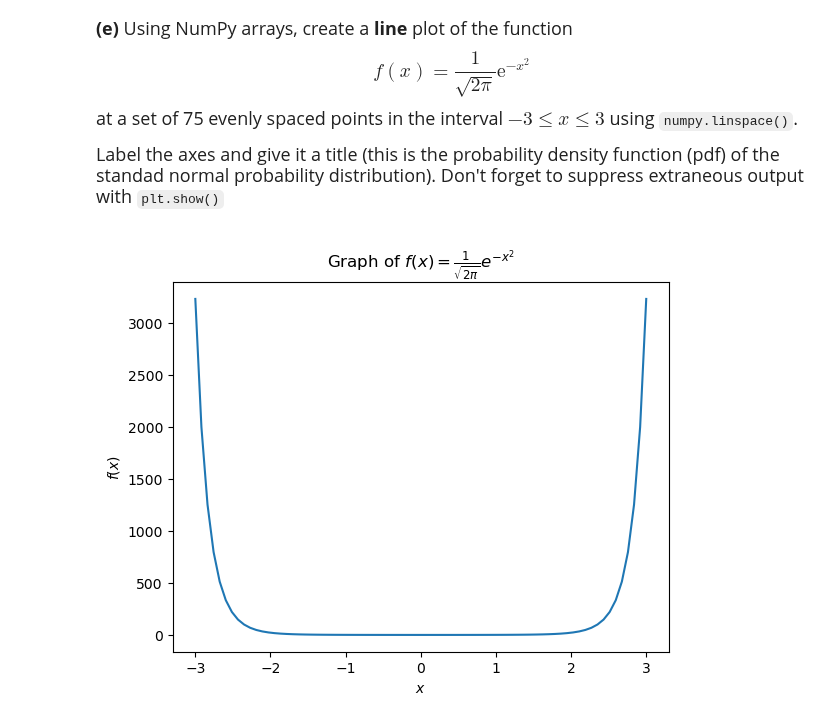
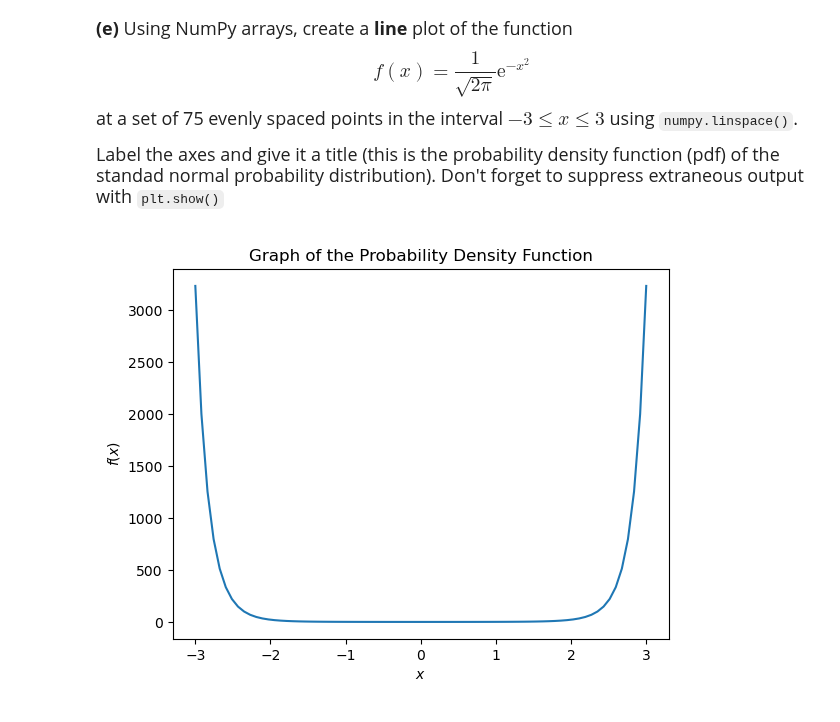
Before and after one commit to elizabethaskin/datasci151fall2026, a Jupyter notebook: _assignments/assignment_3/Assignment3.ipynb, the cells around one changed output. Cells and saved outputs as stored; diff of their text form; code cells hidden in the pictures.

```diff
--- a/_assignments/assignment_3/Assignment3.ipynb
+++ b/_assignments/assignment_3/Assignment3.ipynb
@@ -190,16 +190,16 @@ Label the axes and give it a title (this is the probability density function (pd
 # %%
 # your code here
 import matplotlib.pyplot as plt
 start = -3
 stop = 3
 num_points = 75
 x_vals = np.linspace(start, stop, num_points)
 y_vals = 1/((2*np.pi)**0.5)*(np.exp((-(x_vals))**2))
 
 plt.plot(x_vals, y_vals)
 plt.xlabel("$x$")
 plt.ylabel("$f(x)$")
-plt.title("Graph of $f(x) = \\frac{1}{\sqrt{2\pi}}e^{-x^2}$")
+plt.title("Graph of the Probability Density Function")
 plt.show()
 # %% [output]
-[figure, old version]
+[figure, new version]
```
